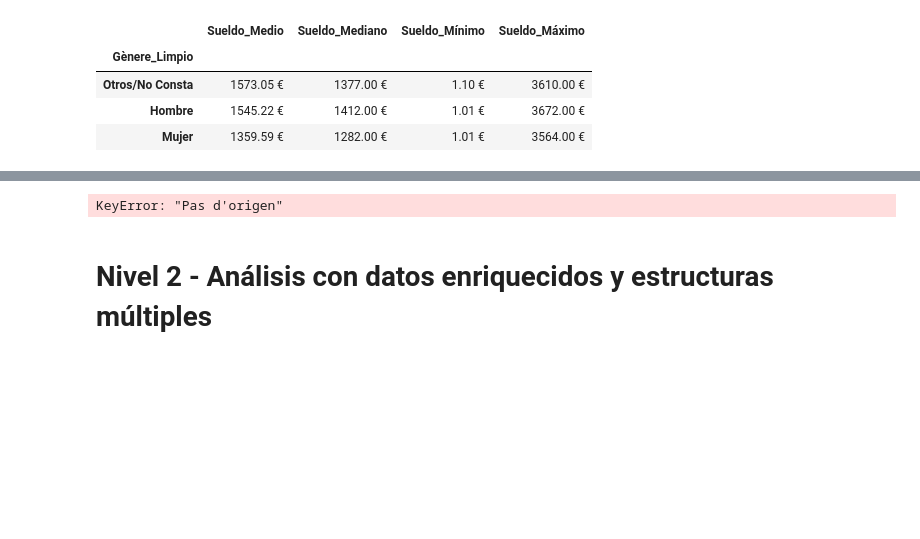
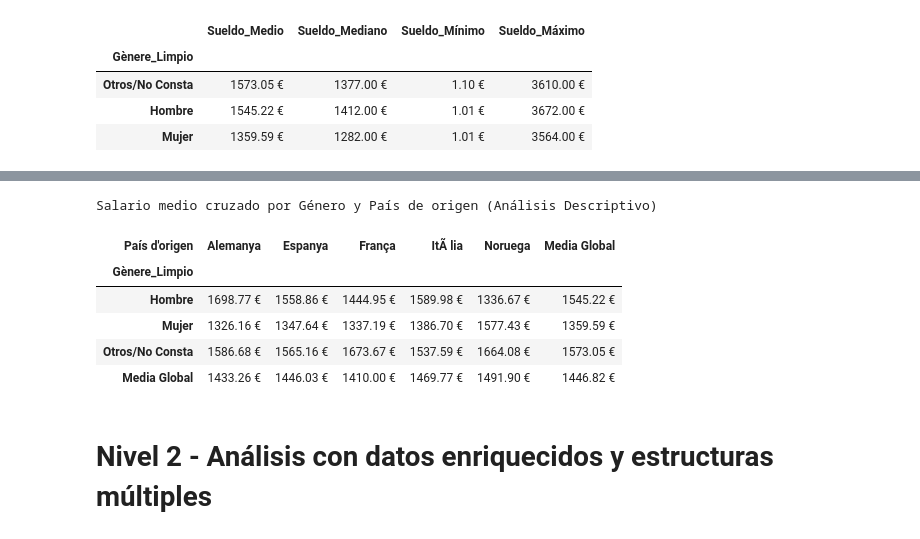
Before and after one commit to leoruggiero/Sprint-8-Python-Leonardo-Ruggiero, a Jupyter notebook: Sprint8_Python_LeonardoRuggiero.ipynb, the cells around one changed output, grey strips where cells are left out. Cells and saved outputs as stored; diff of their text form; code cells hidden in the pictures; blank space fills up the shorter version.

```diff
--- a/Sprint8_Python_LeonardoRuggiero.ipynb
+++ b/Sprint8_Python_LeonardoRuggiero.ipynb
@@ -505,18 +546,24 @@ Estadísticas descriptivas del salario mensual por Género
 # %%
 tabla_cruze_salarios = pd.pivot_table(
     datos_trabajadores,
     values='Salari mensual',
     index='Gènere_Limpio',
-    columns='Pas d\'origen',
+    columns='País d\'origen',
     aggfunc='mean',
     margins=True,
     margins_name='Media Global'
 )
 
 print("Salario medio cruzado por Género y País de origen (Análisis Descriptivo)")
 tabla_cruze_salarios.style.format("{:.2f} €").background_gradient(cmap='YlOrRd', axis=None)
 # %% [output]
-KeyError: "Pas d'origen"
+Salario medio cruzado por Género y País de origen (Análisis Descriptivo)
+| País d'origen | Alemanya | Espanya | França | ItÃ lia | Noruega | Media Global |
+| Gènere_Limpio |  |  |  |  |  |  |
+| Hombre | 1698.77 € | 1558.86 € | 1444.95 € | 1589.98 € | 1336.67 € | 1545.22 € |
+| Mujer | 1326.16 € | 1347.64 € | 1337.19 € | 1386.70 € | 1577.43 € | 1359.59 € |
+| Otros/No Consta | 1586.68 € | 1565.16 € | 1673.67 € | 1537.59 € | 1664.08 € | 1573.05 € |
+| Media Global | 1433.26 € | 1446.03 € | 1410.00 € | 1469.77 € | 1491.90 € | 1446.82 € |
 # %% [markdown]
 # Nivel 2 - Análisis con datos enriquecidos y estructuras múltiples
 # %% [markdown]
```
Also changed, not shown: parts of 27 cells of this notebook.
